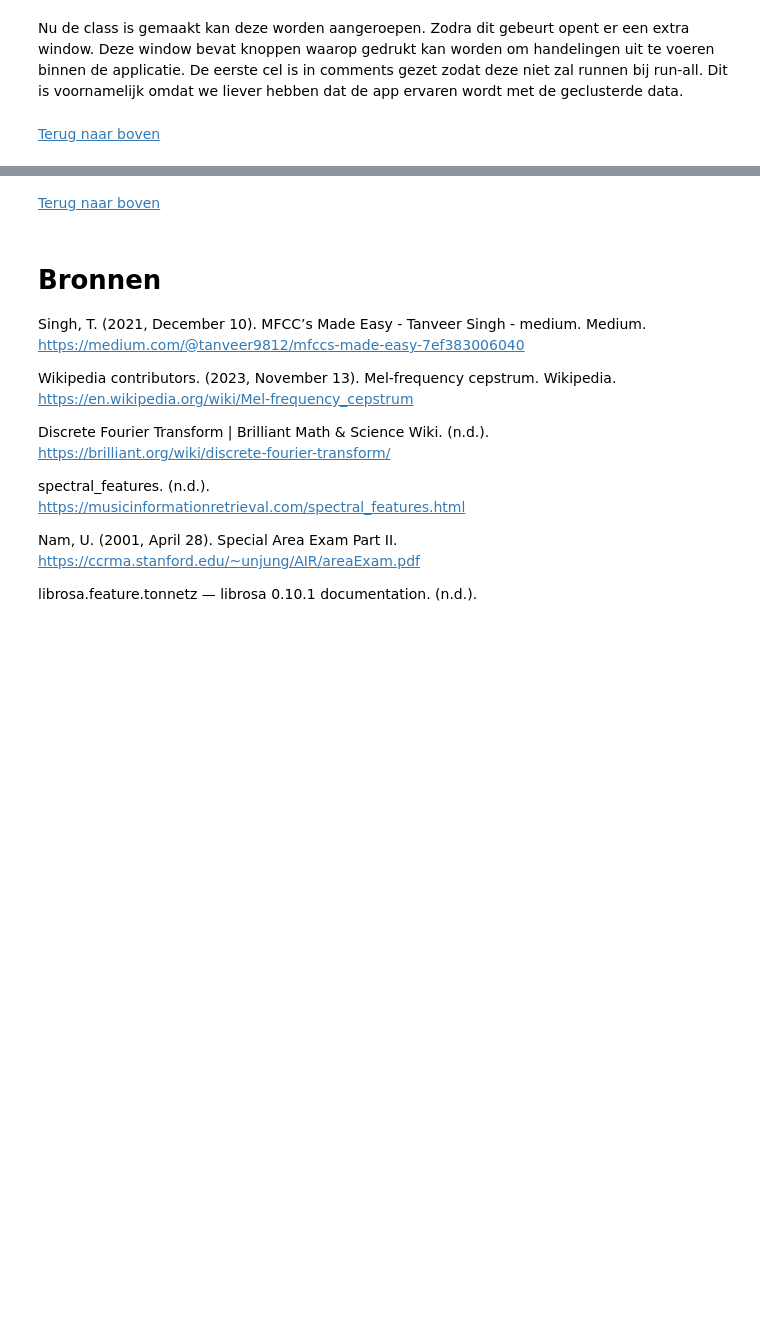
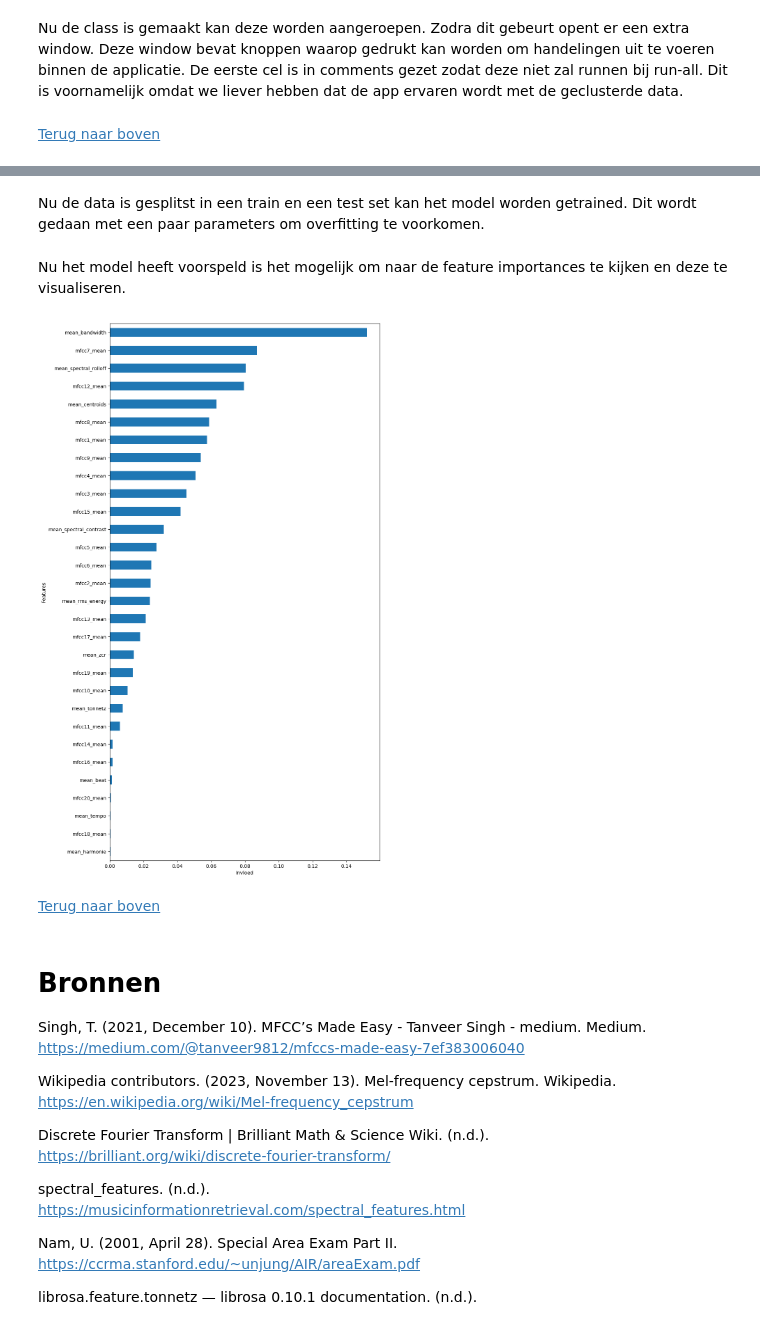
Before and after one commit to BJHeemskerk/MachineLearning, a Jupyter notebook: Muziek/Opdracht 3.ipynb, the cells around one changed output, grey strips where cells are left out. Saved outputs shown, nothing was run; the diff lists cells and outputs as text; code cells hidden in the pictures; blank space fills up the shorter version.

Commit message:
Feature Importance graphic

```diff
--- a/Muziek/Opdracht 3.ipynb
+++ b/Muziek/Opdracht 3.ipynb
@@ -2283,3 +2289,49 @@ root.mainloop()
+# %%
+# Selecteren van target
+target = 'cluster'
+
+# Making the SEED
+SEED = 42
+
+# Splitting the data into X and y
+X = scdf.drop(target, axis=1)
+y = scdf[target]
+
+# Applying train_test_split to get train and test data
+X_train, X_test, y_train, y_test = train_test_split(
+                                        X, y, test_size=0.2, random_state=SEED
+                                        )
+# %% [markdown]
+Nu de data is gesplitst in een train en een test set kan het model worden getrained. Dit wordt gedaan met een paar parameters om overfitting te voorkomen.
+# %%
+# Uitvoeren van random forest
+rf = RandomForestClassifier(
+    max_depth=10,
+    n_estimators=100,
+    min_samples_leaf=2,
+    n_jobs=-1,
+    random_state=SEED
+)
+
+# Fitten van de data in het model
+rf.fit(X_train, y_train)
+
+# Voorspellen van de uitkomsten
+y_pred = rf.predict(X_test)
+# %% [markdown]
+Nu het model heeft voorspeld is het mogelijk om naar de feature importances te kijken en deze te visualiseren.
+# %%
+# Aanmaken en sorteren invloed kolommen
+invloed = pd.Series(rf.feature_importances_, index=X.columns)
+invloed = invloed.sort_values(ascending=True)
+
+# Plotten grafiek met invloed
+invloed.plot(kind='barh', figsize=(10, 20))
+plt.ylabel('Features')
+plt.xlabel('Invloed')
+plt.show()
+# %% [output]
+[figure, added]
 # %% [markdown]
 [Terug naar boven](#start)
 # %% [markdown]
```
Also changed, not shown: parts of 4 cells of this notebook.
